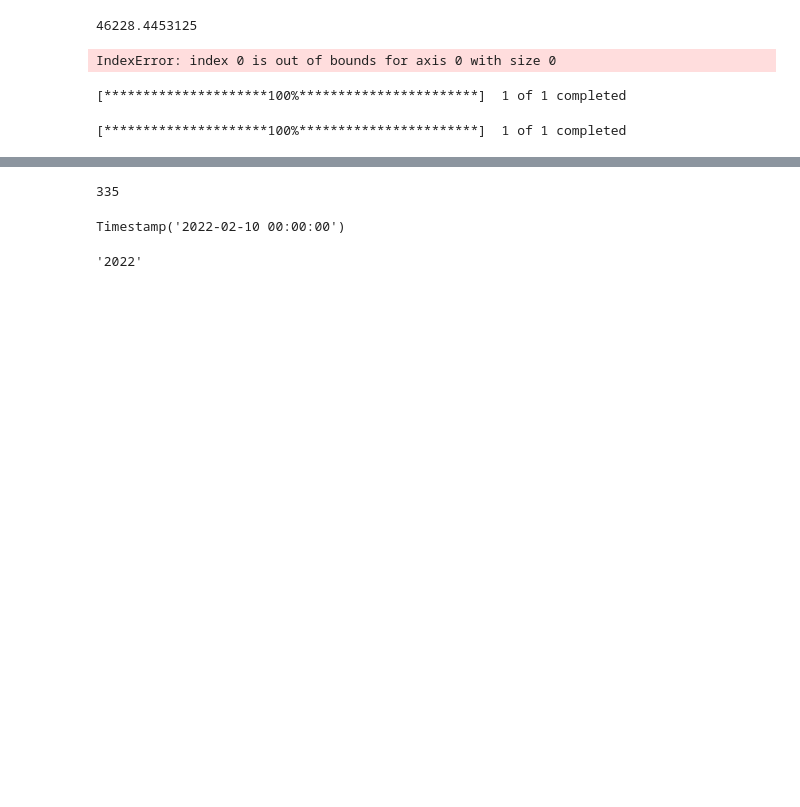
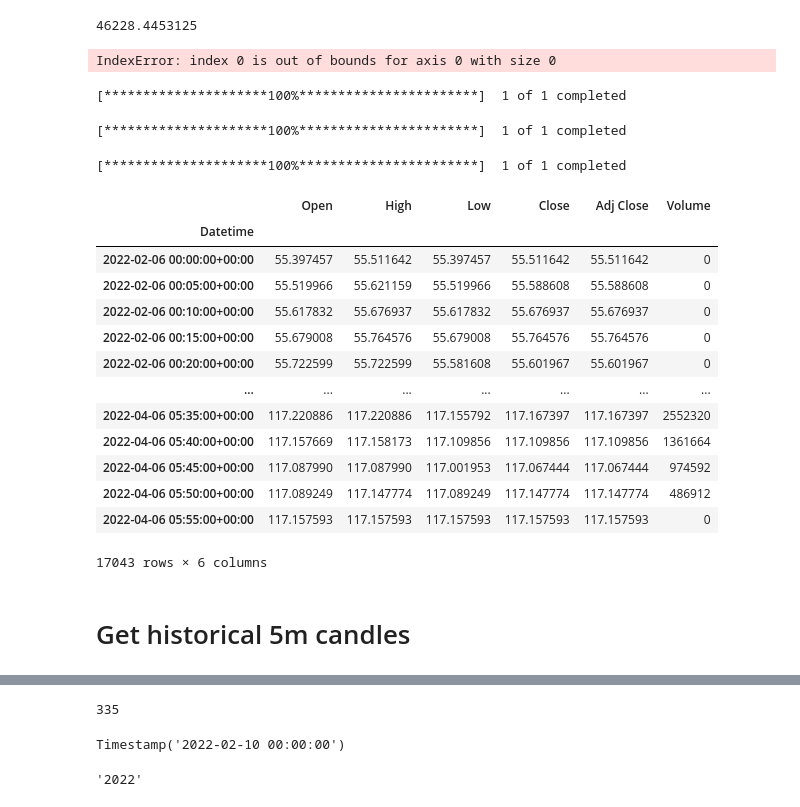
Before and after one commit to sjuanandres0/Chewbacca, a Jupyter notebook: chewie_playground.ipynb, the cells around one changed output, grey strips where cells are left out. Cells and saved outputs as stored; diff of their text form; code cells hidden in the pictures; blank space fills up the shorter version.

```diff
--- a/chewie_playground.ipynb
+++ b/chewie_playground.ipynb
@@ -685,3 +685,24 @@ df = yf.download(tickers=ticker, period='60d', interval='5m')
 df.to_csv('BTC-USD_5m_60d_20220404')
 # %% [output]
 [*********************100%***********************]  1 of 1 completed
+# %%
+df = yf.download(tickers='LUNA1-USD', period='60d', interval='5m')
+df
+# %% [output]
+[*********************100%***********************]  1 of 1 completed
+|  | Open | High | Low | Close | Adj Close | Volume |
+| Datetime |  |  |  |  |  |  |
+| 2022-02-06 00:00:00+00:00 | 55.397457 | 55.511642 | 55.397457 | 55.511642 | 55.511642 | 0 |
+| 2022-02-06 00:05:00+00:00 | 55.519966 | 55.621159 | 55.519966 | 55.588608 | 55.588608 | 0 |
+| 2022-02-06 00:10:00+00:00 | 55.617832 | 55.676937 | 55.617832 | 55.676937 | 55.676937 | 0 |
+| 2022-02-06 00:15:00+00:00 | 55.679008 | 55.764576 | 55.679008 | 55.764576 | 55.764576 | 0 |
+| 2022-02-06 00:20:00+00:00 | 55.722599 | 55.722599 | 55.581608 | 55.601967 | 55.601967 | 0 |
+| ... | ... | ... | ... | ... | ... | ... |
+| 2022-04-06 05:35:00+00:00 | 117.220886 | 117.220886 | 117.155792 | 117.167397 | 117.167397 | 2552320 |
+| 2022-04-06 05:40:00+00:00 | 117.157669 | 117.158173 | 117.109856 | 117.109856 | 117.109856 | 1361664 |
+| 2022-04-06 05:45:00+00:00 | 117.087990 | 117.087990 | 117.001953 | 117.067444 | 117.067444 | 974592 |
+| 2022-04-06 05:50:00+00:00 | 117.089249 | 117.147774 | 117.089249 | 117.147774 | 117.147774 | 486912 |
+| 2022-04-06 05:55:00+00:00 | 117.157593 | 117.157593 | 117.157593 | 117.157593 | 117.157593 | 0 |
+17043 rows × 6 columns
+# %% [markdown]
+# Get historical 5m candles
```
Also changed, not shown: parts of 3 cells of this notebook, 12 other files.
